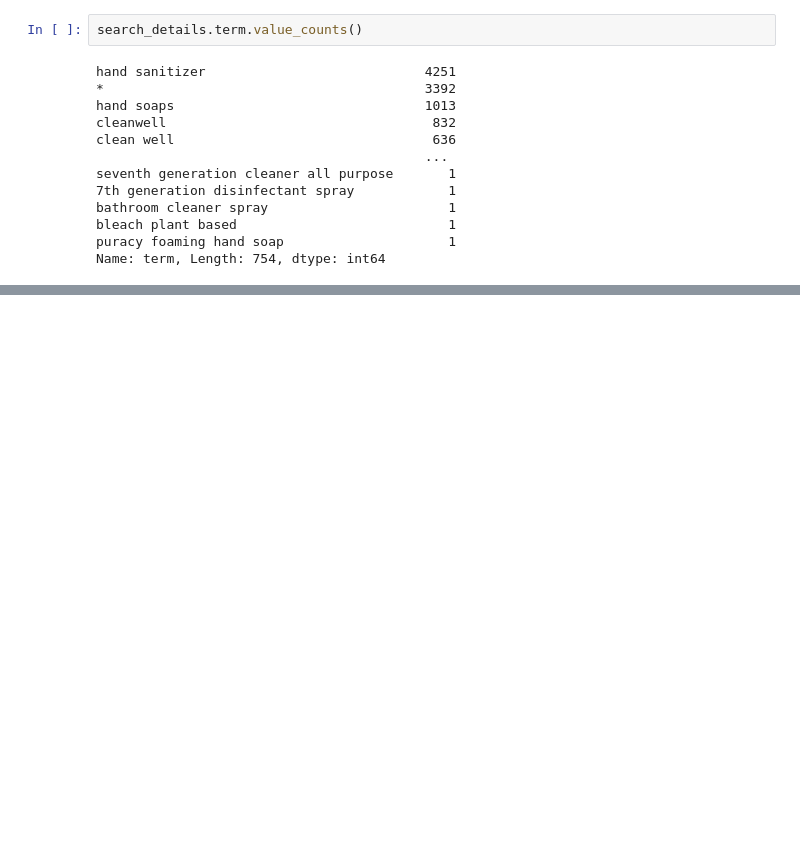
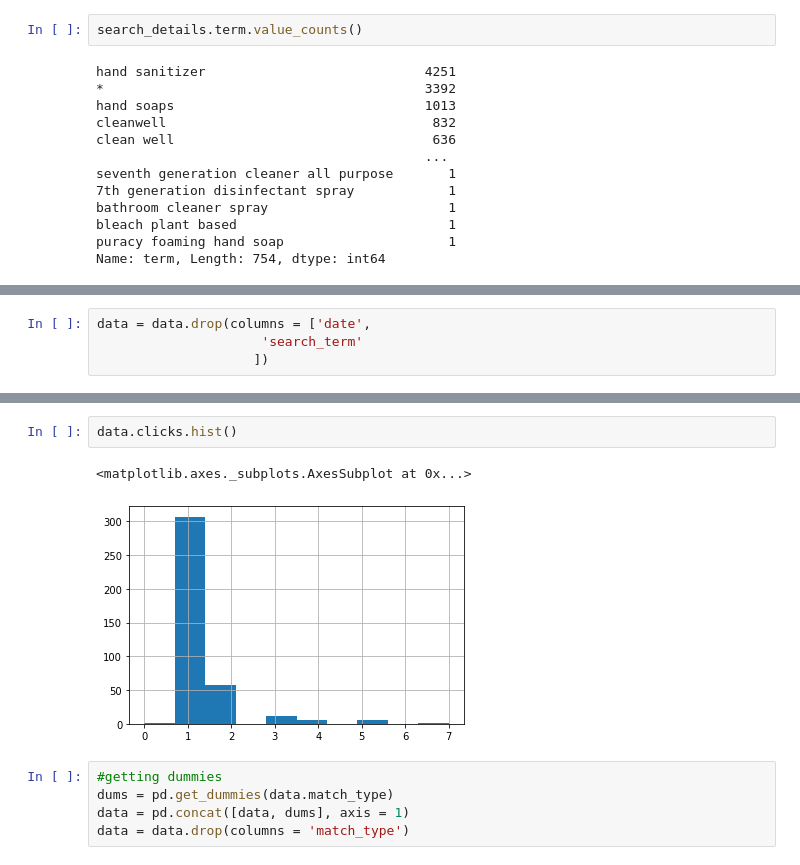
Before and after one commit to JuliaSokolova/amazon_-eCommerce_optimization, a Jupyter notebook: Search EDA.ipynb, the cells around one changed output, grey strips where cells are left out. Drawn from its saved outputs; the diff is of its cells as text; blank space fills up the shorter version.

```diff
--- a/Search EDA.ipynb
+++ b/Search EDA.ipynb
@@ -191,0 +323,4 @@ Name: term, Length: 754, dtype: int64
+# %%
+data = data.drop(columns = ['date',
+                     'search_term'
+                    ])
@@ -191,0 +343,10 @@ Name: term, Length: 754, dtype: int64
+# %%
+data.clicks.hist()
+# %% [output]
+<matplotlib.axes._subplots.AxesSubplot at 0x...>
+[figure, added]
+# %%
+#getting dummies
+dums = pd.get_dummies(data.match_type)
+data = pd.concat([data, dums], axis = 1)
+data = data.drop(columns = 'match_type')
```
Also changed, not shown: parts of 49 cells of this notebook, 3 other files.
